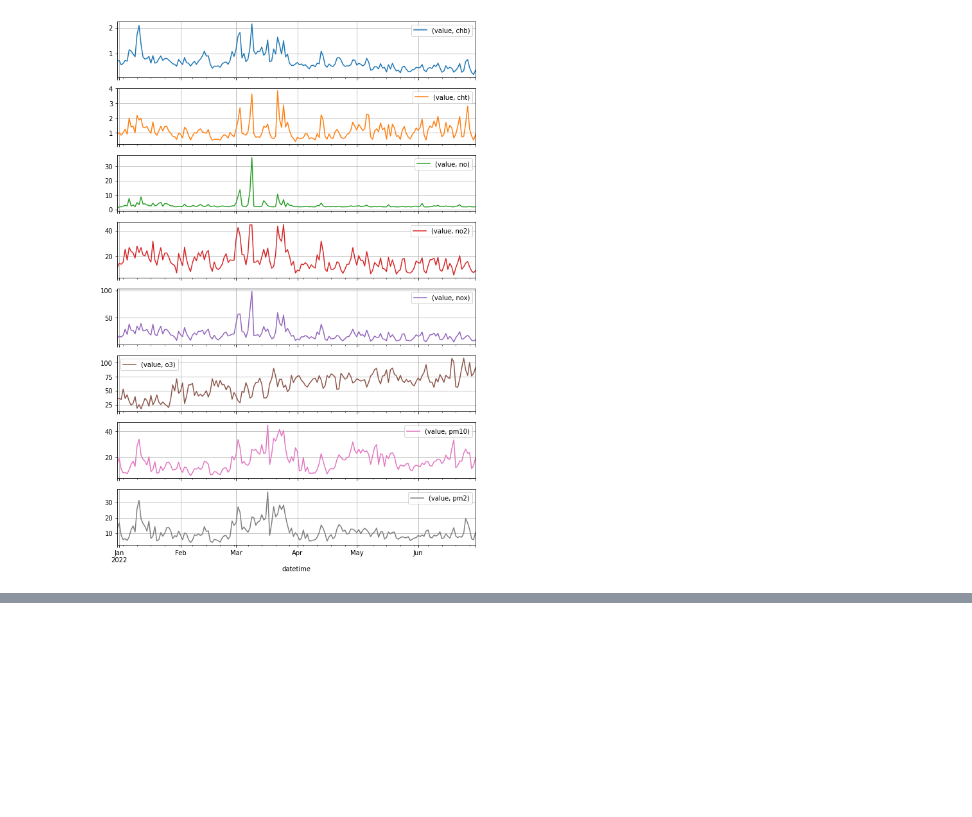
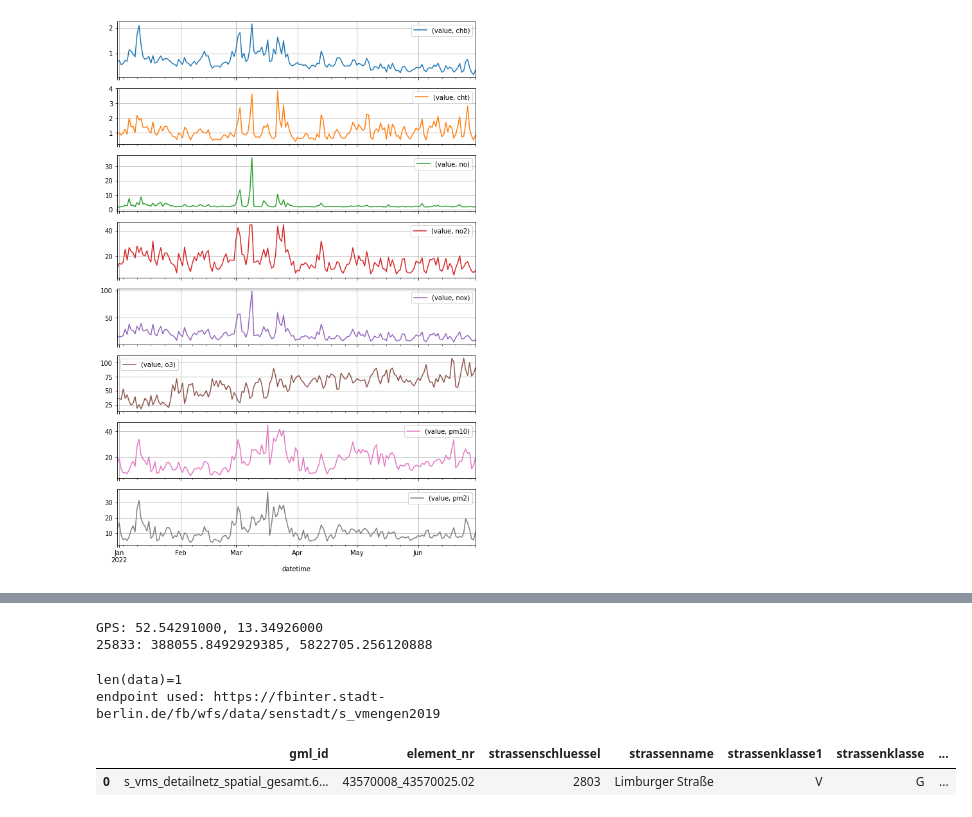
Before and after one commit to irahulcse/ARENA2036, a Jupyter notebook: WFS Traffic data.ipynb, the cells around one changed output, grey strips where cells are left out. Cells and saved outputs as stored; diff of their text form; code cells hidden in the pictures; blank space fills up the shorter version.

```diff
--- a/WFS Traffic data.ipynb
+++ b/WFS Traffic data.ipynb
@@ -232,0 +370,25 @@ array([<AxesSubplot:xlabel='datetime'>, <AxesSubplot:xlabel='datetime'>,
+# %%
+from pyproj import Proj, transform, Transformer
+gps_system='epsg:4326'
+berlin_system='epsg:25833'
+lat=dfStations.loc[0].lat
+lng=dfStations.loc[0].lng
+
+TRAN_4326_TO_25833 = Transformer.from_crs("EPSG:4326", "EPSG:25833")
+
+print (f"GPS: {lat}, {lng}")
+#print(transform(Proj(init=gps_system), Proj(init=berlin_system), lat, lng))  # longitude first, latitude second.
+
+station_lat, station_lng = TRAN_4326_TO_25833.transform (lat, lng)
+print (f"25833: {station_lat}, {station_lng}")
+#
+# %% [output]
+GPS: 52.54291000, 13.34926000
+25833: 388055.8492929385, 5822705.256120888
+# %%
+getSegments (station_lat=station_lat, station_long=station_lng, endpoint="https://fbinter.stadt-berlin.de/fb/wfs/data/senstadt/s_vmengen2019")
+# %% [output]
+len(data)=1
+endpoint used: https://fbinter.stadt-berlin.de/fb/wfs/data/senstadt/s_vmengen2019
+|  | gml_id | element_nr | strassenschluessel | strassenname | strassenklasse1 | strassenklasse | ... |
+| 0 | s_vms_detailnetz_spatial_gesamt.6... | 43570008_43570025.02 | 2803 | Limburger Straße | V | G | ... |
```
Also changed, not shown: parts of 8 cells of this notebook.
